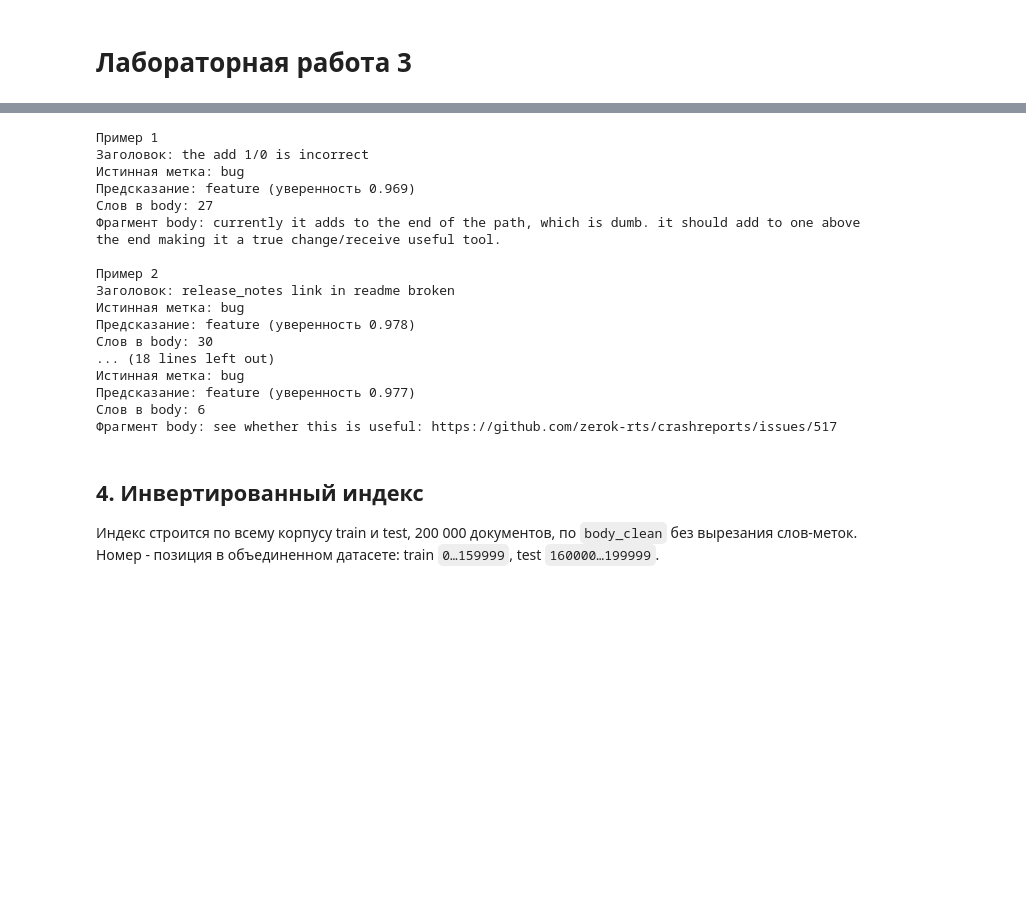
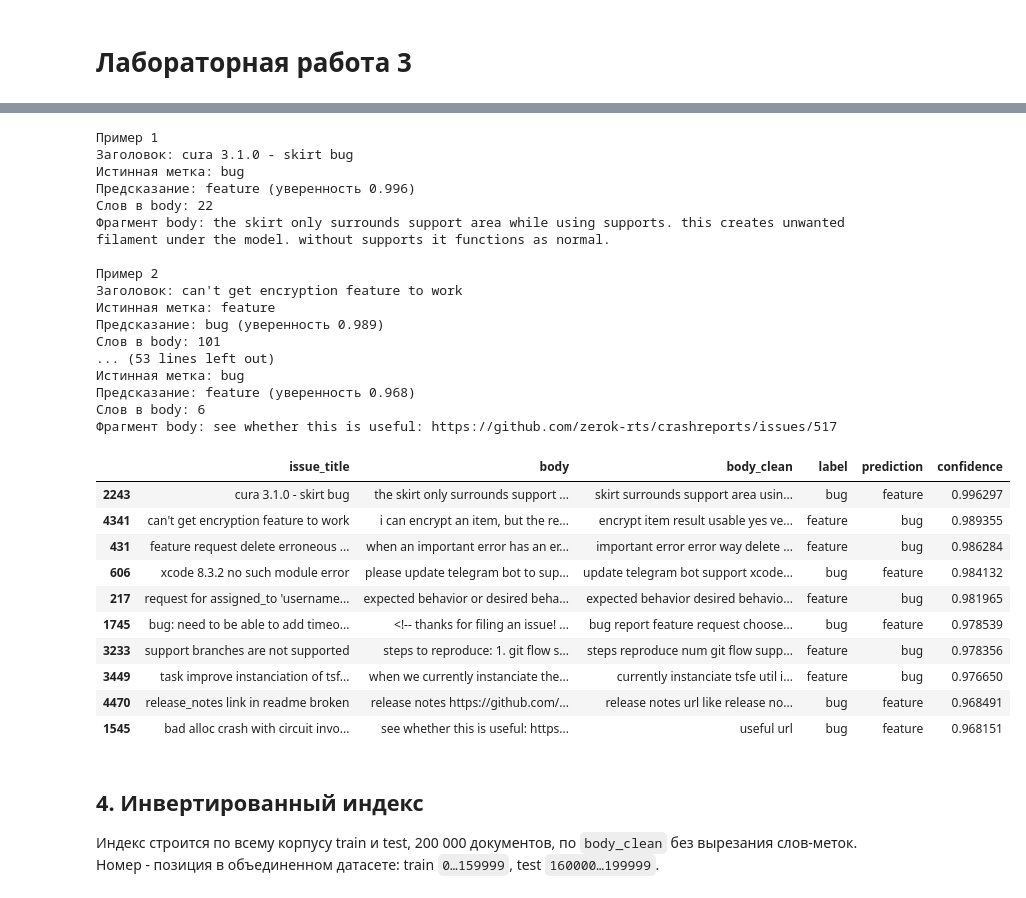
Before and after one commit to IlyaKasiutin/itmo-texts-anaysis-course-2026, a Jupyter notebook: lab3/lab3.ipynb, the cells around one changed output, grey strips where cells are left out. Drawn from its saved outputs; the diff is of its cells as text; code cells hidden in the pictures; blank space fills up the shorter version.

```diff
--- a/lab3/lab3.ipynb
+++ b/lab3/lab3.ipynb
@@ -117,2 +60,9 @@ feature    0.396
+# %%
+train_labeled = train_df[train_df["label"].isin(["bug", "feature"])].reset_index(drop=True)
+test_labeled = test_df[test_df["label"].isin(["bug", "feature"])].reset_index(drop=True)
+train_labeled["body_clean"] = train_labeled["body_clean"].apply(preprocess)
+test_labeled["body_clean"] = test_labeled["body_clean"].apply(preprocess)
+y_train = train_labeled["label"].to_numpy()
+y_test = test_labeled["label"].to_numpy()
 # %% [markdown]
 ## 1. Bag of Words и TF-IDF
@@ -226,26 +203,15 @@ LogisticRegression, строки — истинный класс, столбцы
 # %%
-TITLE_PARTS = [
-    "the add 1/0 is incorrect",
-    "release_notes link in readme broken",
-    "logrotate does not support ro root anymore",
-    "request url 404 not found",
-    "bad alloc crash with circuit involved",
-]
-
 confidence = logreg.predict_proba(X_test_tfidf).max(axis=1)
 error_mask = logreg_pred != y_test
 error_frame = test_labeled.loc[error_mask].copy()
 error_frame["prediction"] = logreg_pred[error_mask]
 error_frame["confidence"] = confidence[error_mask]
 
-picked_rows = []
-for part in TITLE_PARTS:
-    hit = error_frame[error_frame["issue_title"].str.contains(part, regex=False)]
-    if hit.empty:
-        raise RuntimeError(f"Пример не найден среди ошибок: {part}")
-    picked_rows.append(hit.iloc[0])
+top_mistakes = error_frame.sort_values(by="confidence", ascending=False).head(10)
 
-for number, row in enumerate(picked_rows, start=1):
+
+for number, row in enumerate(top_mistakes.iterrows(), start=1):
+    row = row[1]
     body = " ".join(str(row["body"]).split())
     print(f"\nПример {number}")
     print("Заголовок:", row["issue_title"])
@@ -255,22 +221,36 @@ for number, row in enumerate(picked_rows, start=1):
     print("Фрагмент body:", body[:400])
 # %% [output]
 Пример 1
-Заголовок: the add 1/0 is incorrect
+Заголовок: cura 3.1.0 - skirt bug
 Истинная метка: bug
-Предсказание: feature (уверенность 0.969)
-Слов в body: 27
-Фрагмент body: currently it adds to the end of the path, which is dumb. it should add to one above the end making it a true change/receive useful tool.
+Предсказание: feature (уверенность 0.996)
+Слов в body: 22
+Фрагмент body: the skirt only surrounds support area while using supports. this creates unwanted filament under the model. without supports it functions as normal.
 
 Пример 2
-Заголовок: release_notes link in readme broken
+Заголовок: can't get encryption feature to work
+Истинная метка: feature
+Предсказание: bug (уверенность 0.989)
+Слов в body: 101
+... (53 lines left out)
 Истинная метка: bug
-Предсказание: feature (уверенность 0.978)
-Слов в body: 30
-... (18 lines left out)
-Истинная метка: bug
-Предсказание: feature (уверенность 0.977)
+Предсказание: feature (уверенность 0.968)
 Слов в body: 6
 Фрагмент body: see whether this is useful: https://github.com/zerok-rts/crashreports/issues/517
+# %%
+top_mistakes
+# %% [output]
+|  | issue_title | body | body_clean | label | prediction | confidence |
+| 2243 | cura 3.1.0 - skirt bug | the skirt only surrounds support ... | skirt surrounds support area usin... | bug | feature | 0.996297 |
+| 4341 | can't get encryption feature to work | i can encrypt an item, but the re... | encrypt item result usable yes ve... | feature | bug | 0.989355 |
+| 431 | feature request delete erroneous ... | when an important error has an er... | important error error way delete ... | feature | bug | 0.986284 |
+| 606 | xcode 8.3.2 no such module error | please update telegram bot to sup... | update telegram bot support xcode... | bug | feature | 0.984132 |
+| 217 | request for assigned_to 'username... | expected behavior or desired beha... | expected behavior desired behavio... | feature | bug | 0.981965 |
+| 1745 | bug: need to be able to add timeo... | <!-- thanks for filing an issue! ... | bug report feature request choose... | bug | feature | 0.978539 |
+| 3233 | support branches are not supported | steps to reproduce: 1. git flow s... | steps reproduce num git flow supp... | feature | bug | 0.978356 |
+| 3449 | task improve instanciation of tsf... | when we currently instanciate the... | currently instanciate tsfe util i... | feature | bug | 0.976650 |
+| 4470 | release_notes link in readme broken | release notes https://github.com/... | release notes url like release no... | bug | feature | 0.968491 |
+| 1545 | bad alloc crash with circuit invo... | see whether this is useful: https... | useful url | bug | feature | 0.968151 |
 # %% [markdown]
 ## 4. Инвертированный индекс
 
```
Also changed, not shown: parts of 22 cells of this notebook.
